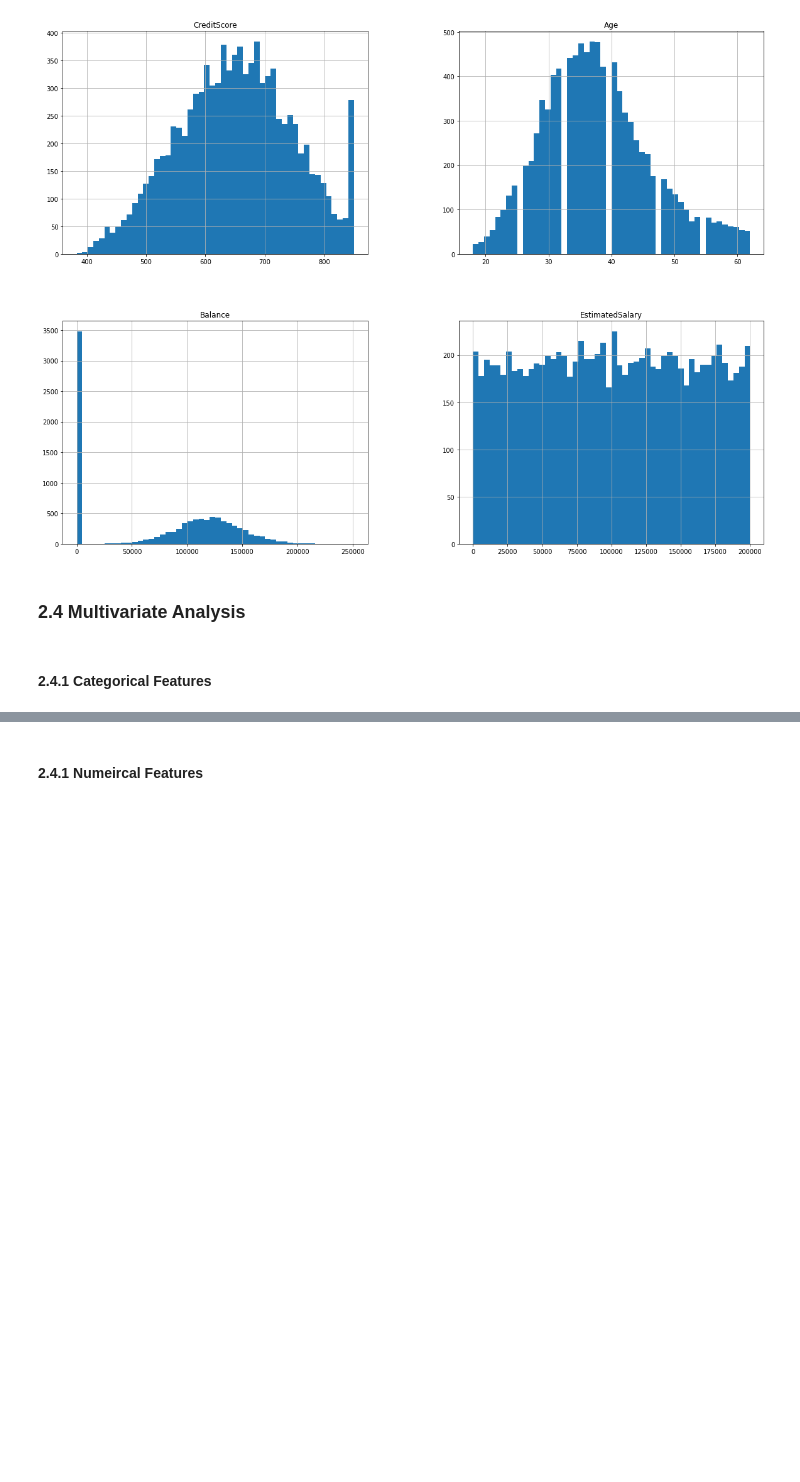
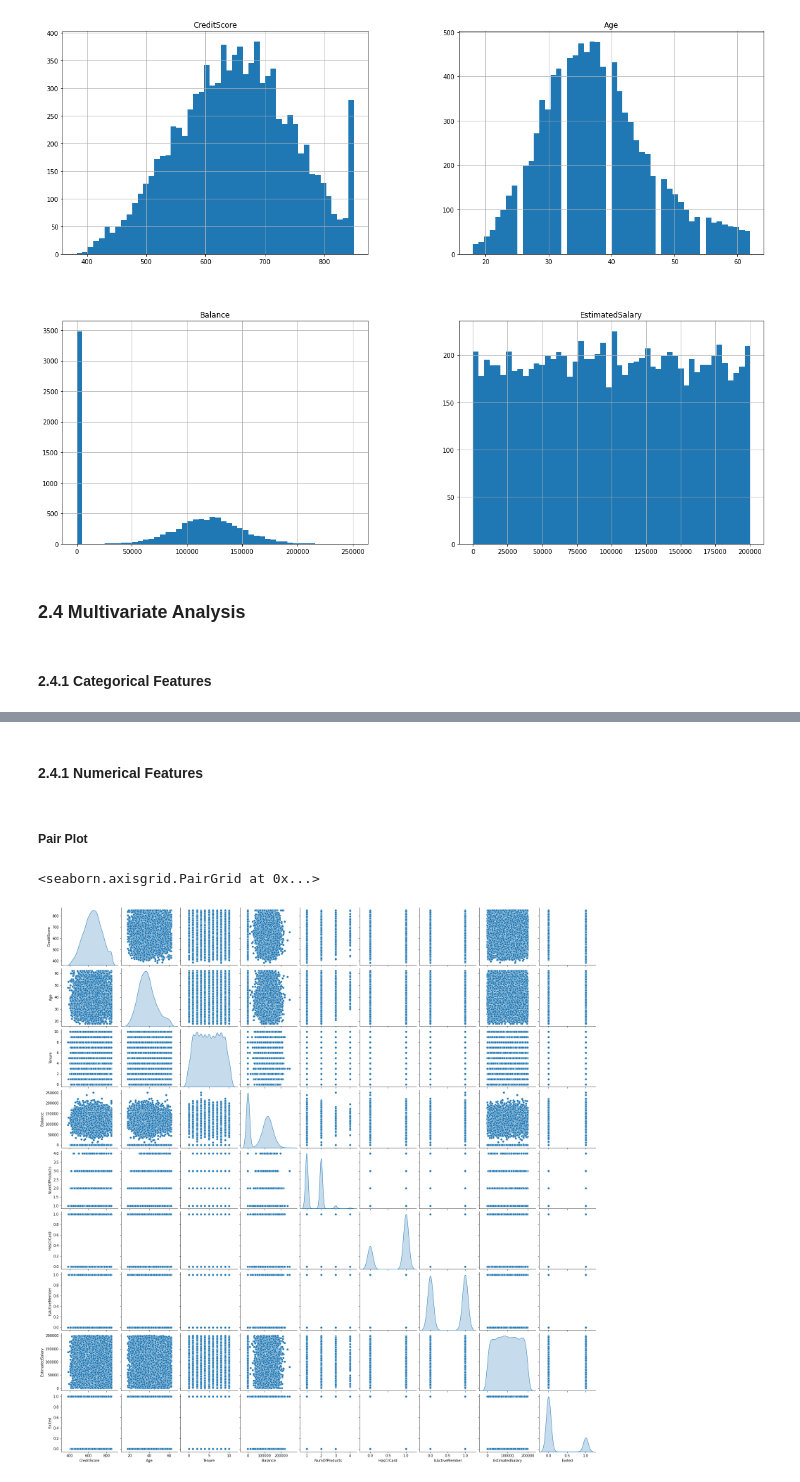
Before and after one commit to naufalmuafi/bank-customer-churn-prediction, a Jupyter notebook: main.ipynb, the cells around one changed output, grey strips where cells are left out. Cells and saved outputs as stored; diff of their text form; code cells hidden in the pictures; blank space fills up the shorter version.

```diff
--- a/main.ipynb
+++ b/main.ipynb
@@ -406,2 +450,10 @@ plt.show()
 # %% [markdown]
-#### 2.4.1 Numeircal Features
+#### 2.4.1 Numerical Features
+# %% [markdown]
+##### Pair Plot
+# %%
+# Observing relationships between numerical features
+sns.pairplot(churn, diag_kind = 'kde')
+# %% [output]
+<seaborn.axisgrid.PairGrid at 0x...>
+[figure, added]
```
Also changed, not shown: parts of 13 cells of this notebook.
